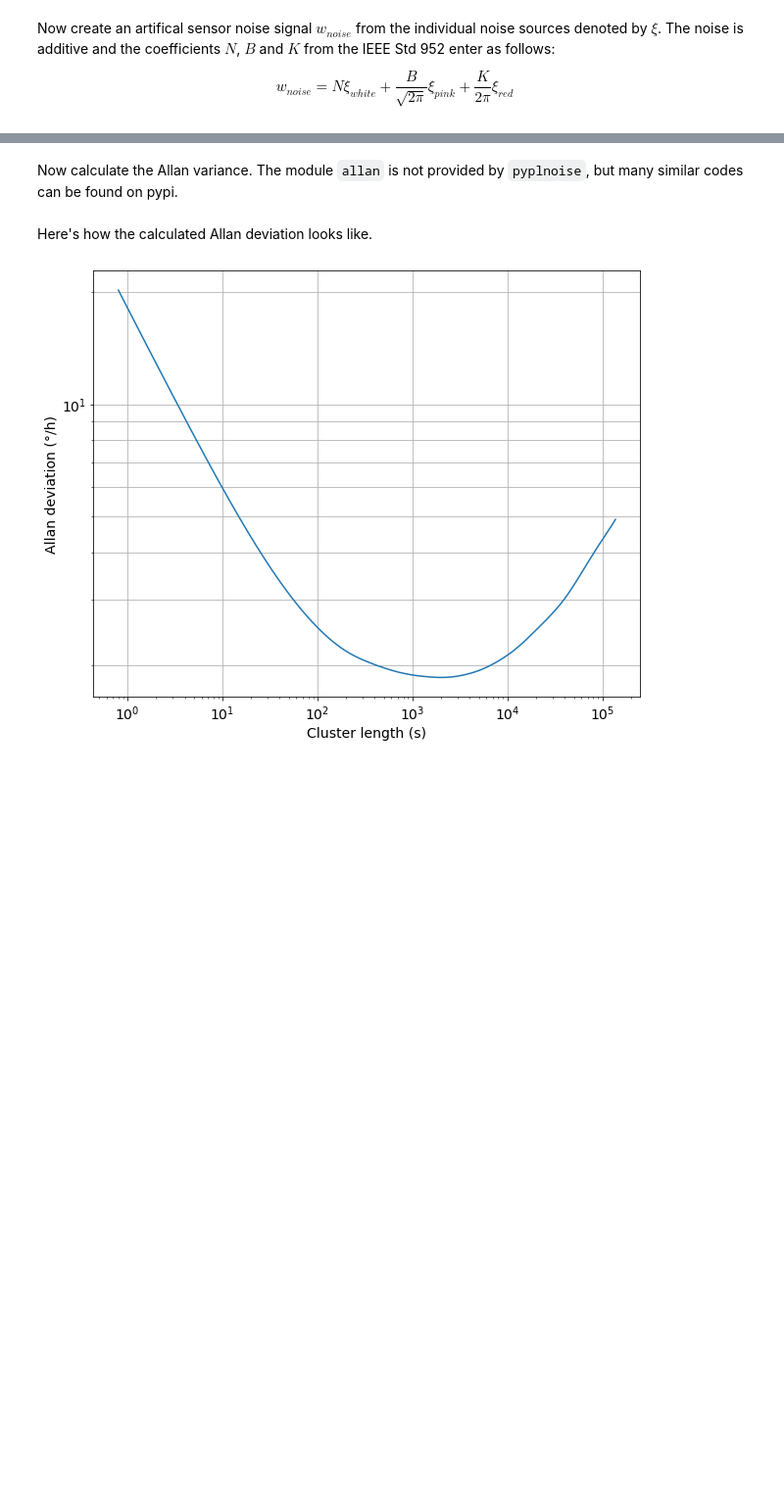
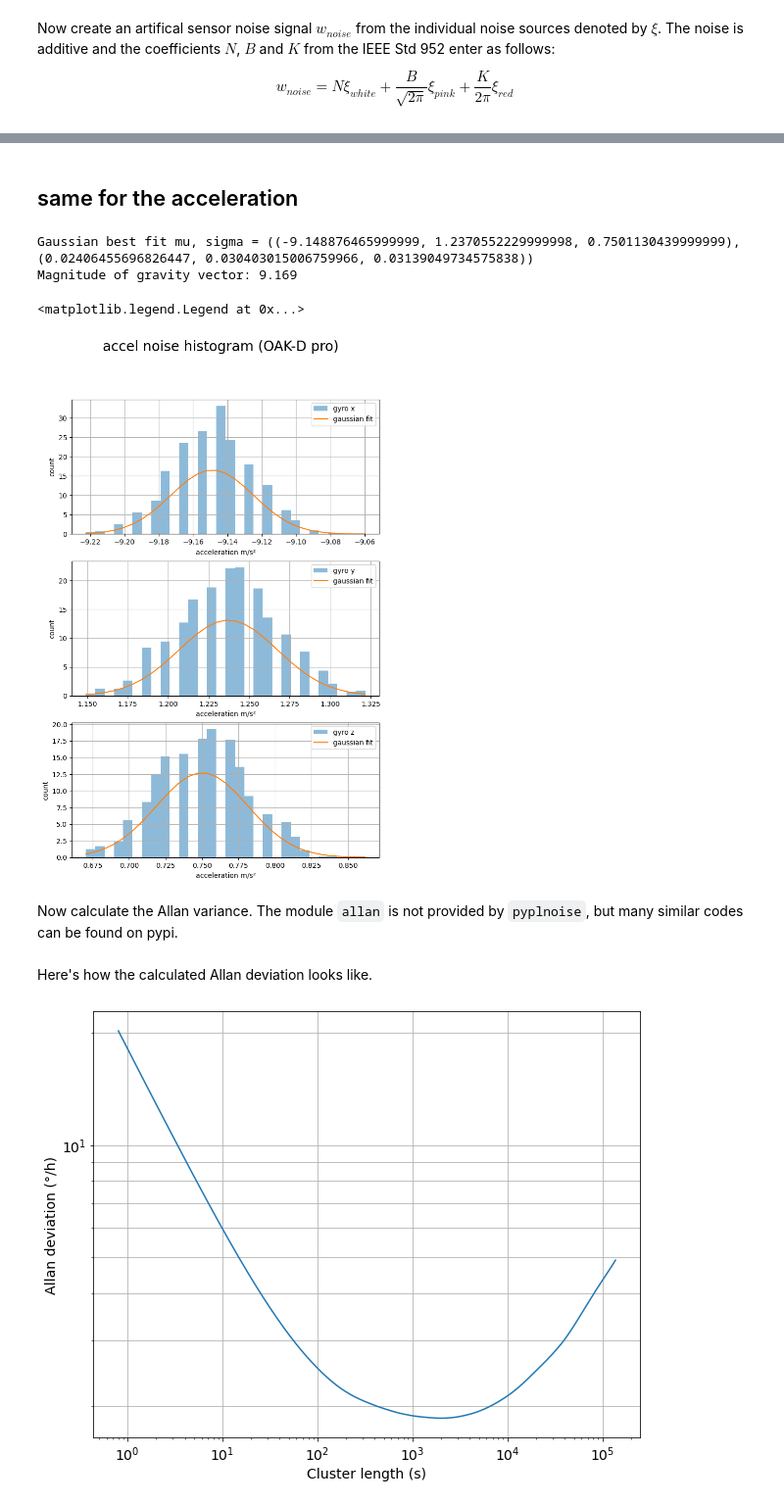
Before and after one commit to diplodocuslongus/depthai2know, a Jupyter notebook: IMU/imu_noise_characterization.ipynb, the cells around one changed output, grey strips where cells are left out. Shown at 98% size. Cells and saved outputs as stored; diff of their text form; code cells hidden in the pictures; blank space fills up the shorter version.

```diff
--- a/IMU/imu_noise_characterization.ipynb
+++ b/IMU/imu_noise_characterization.ipynb
@@ -129,3 +187,43 @@ Gaussian best fit mu, sigma = ((-0.00070628, -0.000758483, -0.000804279), (0.005
+# %% [markdown]
+## same for the acceleration
+# %%
+f, axarr = plt.subplots(3, sharex=False)
+f.set_figheight(12)
+f.set_figwidth(8)
+f.suptitle(f'accel noise histogram (OAK-D pro)',fontsize = 20)
+#axarr[0].plot(t, accX_ref, 'y.',label="ground truth AccX")
+_, bins_accx, _ = axarr[0].hist(accx, NBINS, density=1, alpha=0.5,label='gyro x')
+_, bins_accy, _ = axarr[1].hist(accy, NBINS, density=1, alpha=0.5,label='gyro y')
+_, bins_accz, _ = axarr[2].hist(accz, NBINS, density=1, alpha=0.5,label='gyro z')
+for i in range(3):
+    axarr[i].grid()
+    axarr[i].set_ylabel('count')
+    axarr[i].set_xlabel('acceleration m/s²')
+
+# print(f'bins from histo: { bins_gx,bins_gy,bins_gz}')
+mu, sigma = zip(stats.norm.fit(accx),stats.norm.fit(accy),stats.norm.fit(accz))
+
+print(f'Gaussian best fit mu, sigma = {mu,sigma}')
+g_eval = np.linalg.norm(mu)
+print(f'Magnitude of gravity vector: {g_avg:.4}')
+gauss_fit_accx = stats.norm.pdf(bins_accx, mu[0], sigma[0])
+gauss_fit_accy = stats.norm.pdf(bins_accy, mu[1], sigma[1])
+gauss_fit_accz = stats.norm.pdf(bins_accz, mu[2], sigma[2])
+axarr[0].plot(bins_accx,gauss_fit_accx,label = 'gaussian fit')
+axarr[1].plot(bins_accy,gauss_fit_accy,label = 'gaussian fit')
+axarr[2].plot(bins_accz,gauss_fit_accz,label = 'gaussian fit')
+
+# hmx = half_max_x(bins_accx,gauss_fit_accx)
+
+axarr[0].legend()
+axarr[1].legend()
+axarr[2].legend()
+#axarr[0].set_ylim([-2, 2])
+# %% [output]
+Gaussian best fit mu, sigma = ((-9.148876465999999, 1.2370552229999998, 0.7501130439999999), (0.02406455696826447, 0.030403015006759966, 0.03139049734575838))
+Magnitude of gravity vector: 9.169
+<matplotlib.legend.Legend at 0x...>
+[figure, added]
 # %%
 # histogram analysis : accelerometer
 _, bins_accx, _ = plt.hist(accx, 20, density=1, alpha=0.5)
```
Also changed, not shown: parts of 11 cells of this notebook, 1 other file.
